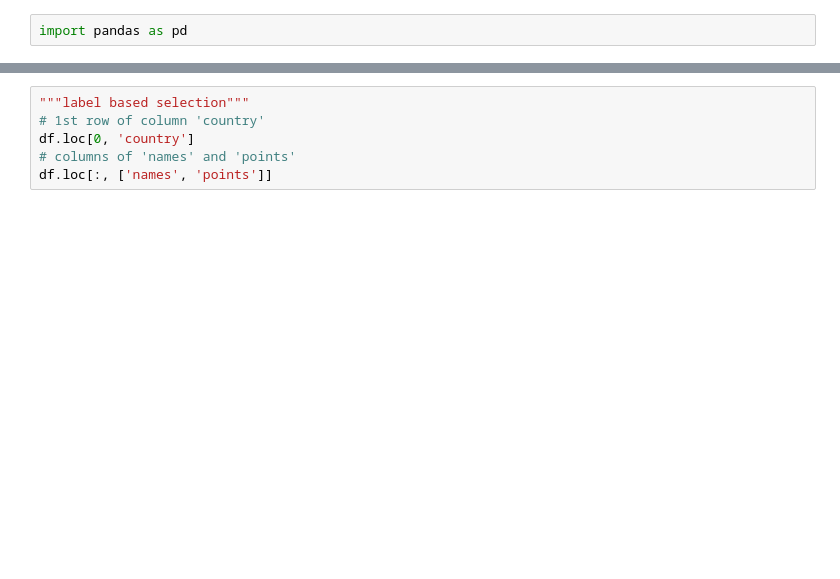
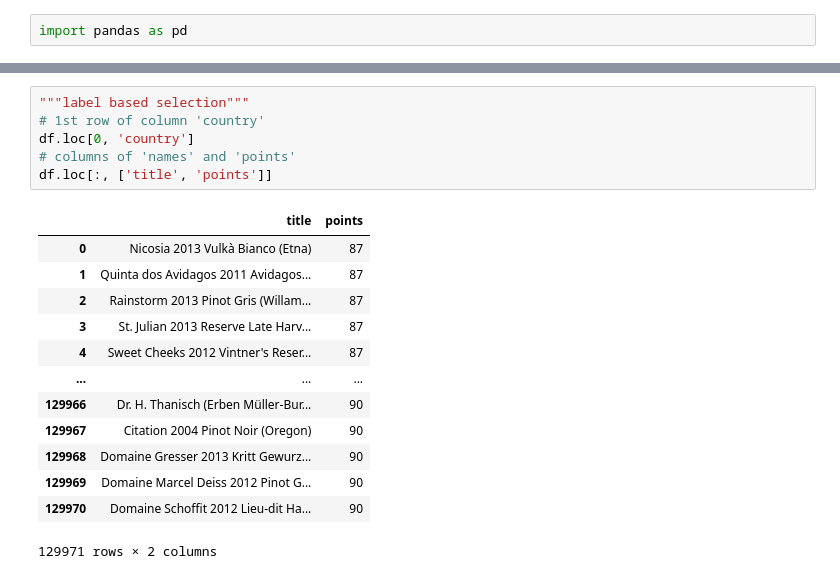
Before and after one commit to victiny23/Explore_Pandas, a Jupyter notebook: index_select_assign.ipynb, the cells around one changed output, grey strips where cells are left out. Saved outputs shown, nothing was run; the diff lists cells and outputs as text; blank space fills up the shorter version.

```diff
--- a/index_select_assign.ipynb
+++ b/index_select_assign.ipynb
@@ -25,9 +50,23 @@ df.iloc[-5:]
 # %%
 """label based selection"""
 # 1st row of column 'country'
 df.loc[0, 'country']
 # columns of 'names' and 'points'
-df.loc[:, ['names', 'points']]
+df.loc[:, ['title', 'points']]
+# %% [output]
+|  | title | points |
+| 0 | Nicosia 2013 Vulkà Bianco (Etna) | 87 |
+| 1 | Quinta dos Avidagos 2011 Avidagos... | 87 |
+| 2 | Rainstorm 2013 Pinot Gris (Willam... | 87 |
+| 3 | St. Julian 2013 Reserve Late Harv... | 87 |
+| 4 | Sweet Cheeks 2012 Vintner's Reser... | 87 |
+| ... | ... | ... |
+| 129966 | Dr. H. Thanisch (Erben Müller-Bur... | 90 |
+| 129967 | Citation 2004 Pinot Noir (Oregon) | 90 |
+| 129968 | Domaine Gresser 2013 Kritt Gewurz... | 90 |
+| 129969 | Domaine Marcel Deiss 2012 Pinot G... | 90 |
+| 129970 | Domaine Schoffit 2012 Lieu-dit Ha... | 90 |
+129971 rows × 2 columns
 # %%
 """manipulate the index"""
 df.set_index('title')
```
Also changed, not shown: parts of 8 cells of this notebook, 2 other files.
